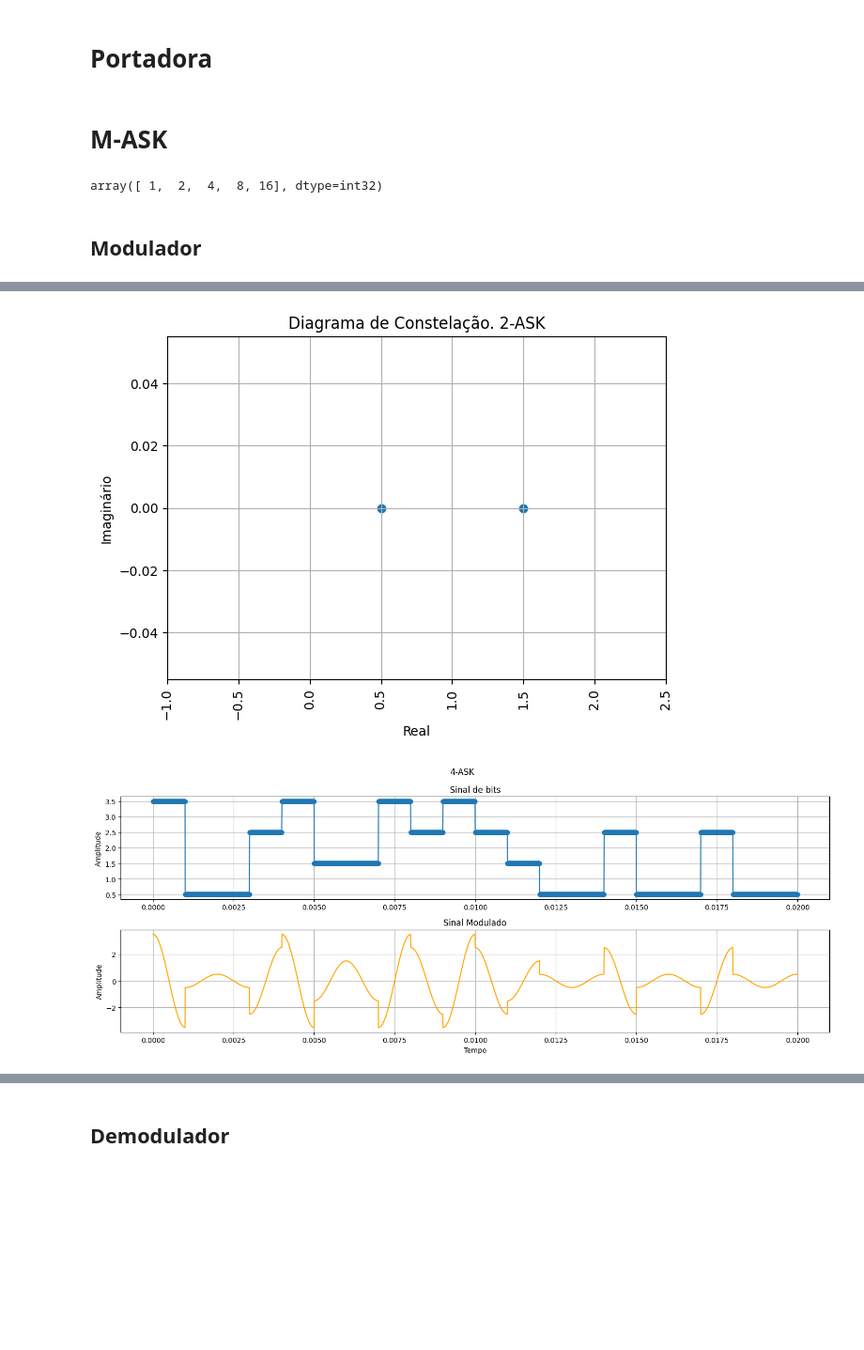
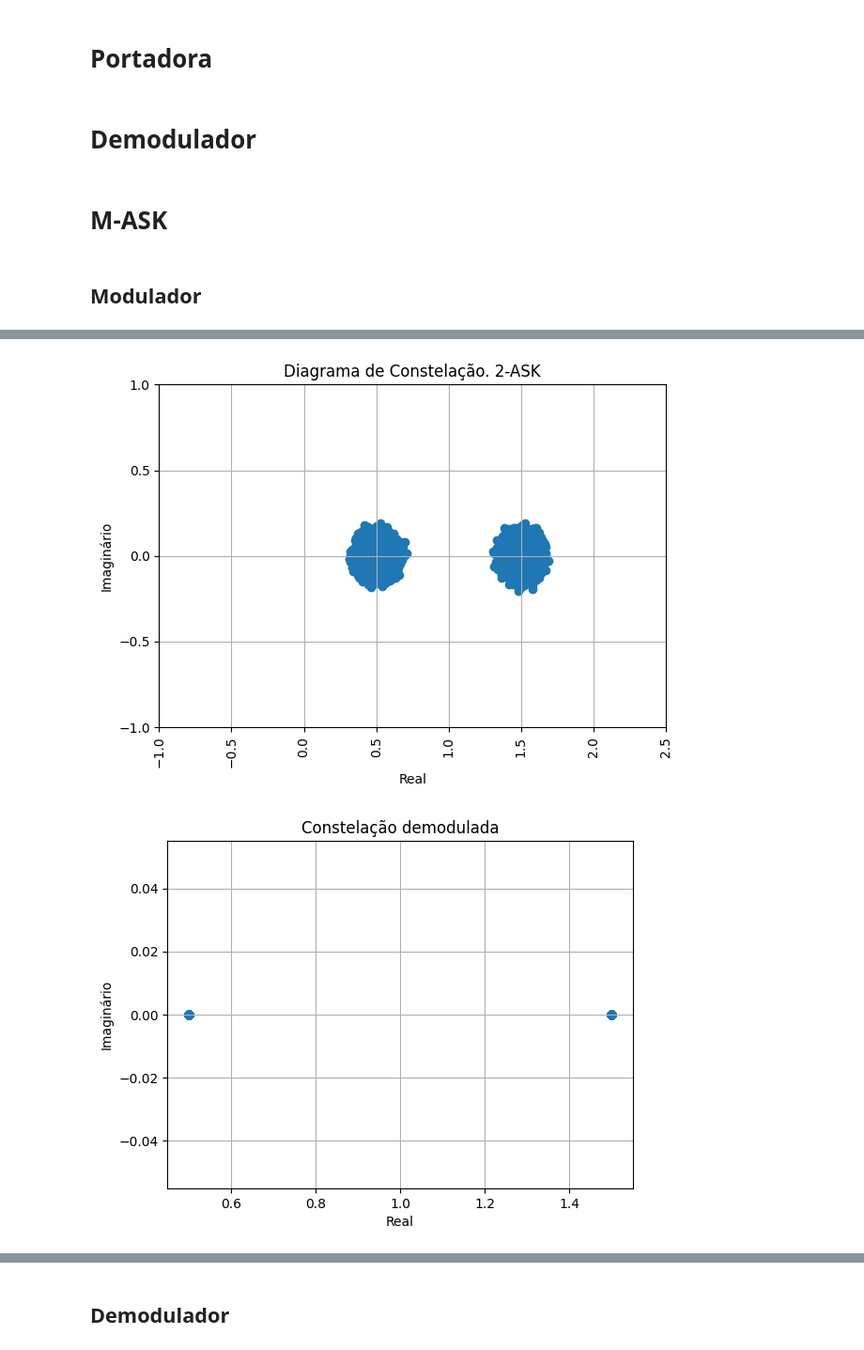
Before and after one commit to braiansmarzaro/Telecommunication, a Jupyter notebook: atividade4_moduladores_bp.ipynb, the cells around one changed output, grey strips where cells are left out. Shown at 94% size. Saved outputs shown, nothing was run; the diff lists cells and outputs as text; code cells hidden in the pictures; blank space fills up the shorter version.

```diff
--- a/atividade4_moduladores_bp.ipynb
+++ b/atividade4_moduladores_bp.ipynb
@@ -45,12 +45,35 @@ class Onda:
         return self.a*np.cos(2*np.pi*self.f*self.T + self.phase)
 
 portadora = Onda(amplitude,frequencia_central)
+# %% [markdown]
+# Demodulador
+# %%
+class Demodulador:
+    def __init__(self,sinal_transmitido,points) -> None:
+        self.sinal_transmitido = sinal_transmitido
+        self.points = points
+        self.sinal_demodulado = self.demodular()
+
+    def demodular(self):
+        # para cada simbolo do sinal transmitido, obtem qual é o ponto referente utilizando a função menor distancia
+        # e retorna o vetor de pontos
+        return np.array([self.menor_distancia(simbolo) for simbolo in self.sinal_transmitido])
+
+    def menor_distancia(self,simbolo:complex):
+        return self.points[np.argmin(np.abs(self.points-simbolo))]
+
+    def ber(self,signal):
+        return np.sum(signal != self.sinal_demodulado)/len(signal)
+
+    def constelacao(self):
+        plt.scatter(self.sinal_demodulado.real,self.sinal_demodulado.imag)
+        plt.title('Constelação demodulada')
+        plt.xlabel('Real')
+        plt.ylabel('Imaginário')
+        plt.grid()
+        plt.show()
 # %% [markdown]
 # M-ASK
-# %%
-2**np.arange(5)
-# %% [output]
-array([ 1,  2,  4,  8, 16], dtype=int32)
 # %% [markdown]
 ## Modulador
 # %%
@@ -66,6 +89,7 @@ class Ask:
         self.sinal = np.repeat(self.sinal,amostras_por_simbolo)
         self.wave = self.sinal*portadora.wave
 
+        self.transmit()
     def show(self):
         """Shows the bit signal and the coded signal in a subplot
         """
@@ -75,33 +99,48 @@ class Ask:
         ax2.plot(tempo[:show_amostras],self.wave[:show_amostras],'orange')
         fig.suptitle(f"{self.m}-ASK")
         ax1.set_title("Sinal de bits")
         ax2.set_title("Sinal Modulado")
         ax1.set_ylabel("Amplitude")
         ax2.set_ylabel("Amplitude")
         ax2.set_xlabel("Tempo")
         ax1.grid()
         ax2.grid()
         fig.tight_layout()
         plt.show()
 
     def constellation(self):
         """Shows the constellation diagram of the signal
         """
         fig = plt.figure()
-        plt.scatter([self.amplitudes(x) for x in range(self.m)],np.zeros(self.m))
+        plt.scatter(self.sinal_transmitido.real,self.sinal_transmitido.imag)
         plt.title(f"Diagrama de Constelação. {self.m}-ASK")
         plt.xticks(np.arange(-1,self.m+1,.5),rotation=90)
+        plt.yticks(np.arange(-1,np.max(self.sinal_transmitido.imag)+1,.5))
         plt.ylabel("Imaginário")
         plt.xlabel("Real")
         plt.grid()
         fig.tight_layout()
         plt.show()
+    def transmit(self,snr = 50):
+        #snr = 10*np.log10(potencia(self.sinal)/potencia(ruido))
+        k = 10**(snr/10)
+        ruido_real = np.random.normal(loc=0.0, scale=2**.5/2, size=len(self.sinal))
+        ruido_imag = 1j*np.random.normal(loc=0.0, scale=2**.5/2, size=len(self.sinal))
+        ruido = ruido_real+ruido_imag
+
+        es = np.sum(self.sinal**2)
+        er = np.sum(ruido**2)
+        ruido = ruido * (es / (er * k))**0.5
+
+        self.sinal_transmitido = self.sinal + ruido
 # Instancia a classe e mostra o gráfico
 for m in 2**np.arange(1,5):
     ask = Ask(portadora,m=m)
     ask.show()
     ask.constellation()
+    demod = Demodulador(ask.sinal_transmitido,np.unique(ask.sinal))
+    demod.constelacao()
 # %% [output]
 [figure]
-[figure, old version]
+[figure, new version]
-[figure, old version]
+[figure, new version]
```
Also changed, not shown: parts of 5 cells of this notebook.
